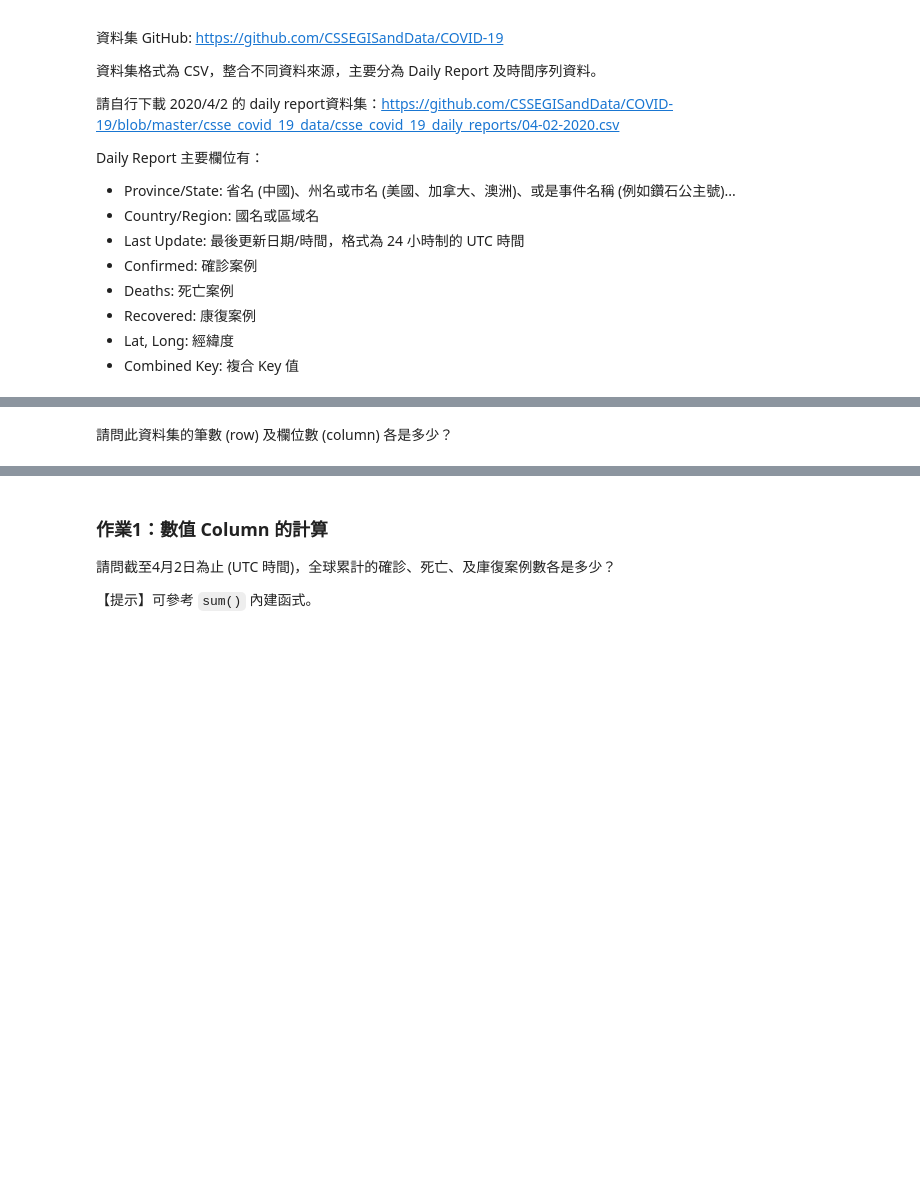
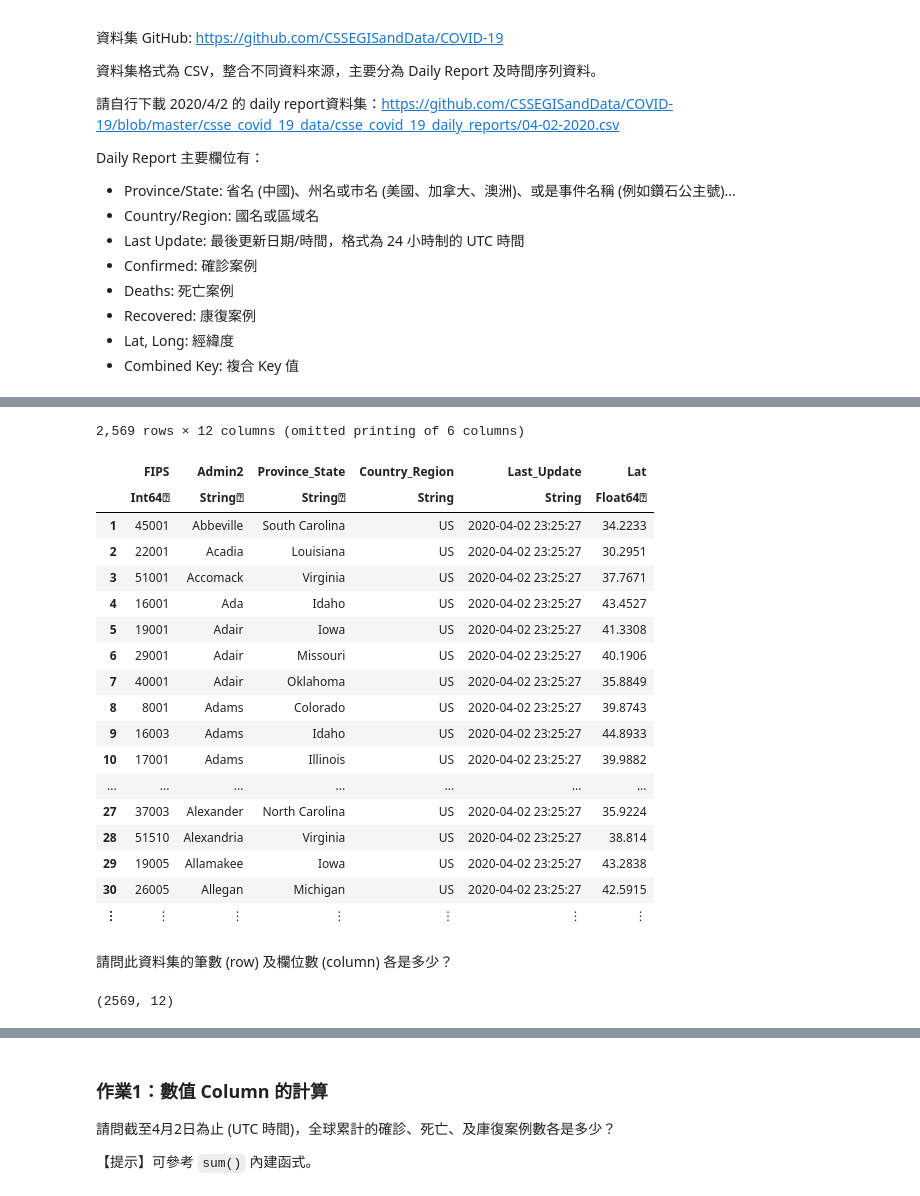
Before and after one commit to s700081/1st-JuliaMarathon, a Jupyter notebook: Homework/Day17/julia_017_hw.ipynb, the cells around one changed output, grey strips where cells are left out. Cells and saved outputs as stored; diff of their text form; code cells hidden in the pictures; blank space fills up the shorter version.

```diff
--- a/Homework/Day17/julia_017_hw.ipynb
+++ b/Homework/Day17/julia_017_hw.ipynb
@@ -26,9 +70,32 @@ using DataFrames, CSV
 # %%
-df = # 撰寫讀取 CSV 檔的程式碼
+df = CSV.read("04-02-2020.csv", delim = ",")# 撰寫讀取 CSV 檔的程式碼
+# %% [output]
+2,569 rows × 12 columns (omitted printing of 6 columns)
+|  | FIPS | Admin2 | Province_State | Country_Region | Last_Update | Lat |
+|  | Int64⍰ | String⍰ | String⍰ | String | String | Float64⍰ |
+| 1 | 45001 | Abbeville | South Carolina | US | 2020-04-02 23:25:27 | 34.2233 |
+| 2 | 22001 | Acadia | Louisiana | US | 2020-04-02 23:25:27 | 30.2951 |
+| 3 | 51001 | Accomack | Virginia | US | 2020-04-02 23:25:27 | 37.7671 |
+| 4 | 16001 | Ada | Idaho | US | 2020-04-02 23:25:27 | 43.4527 |
+| 5 | 19001 | Adair | Iowa | US | 2020-04-02 23:25:27 | 41.3308 |
+| 6 | 29001 | Adair | Missouri | US | 2020-04-02 23:25:27 | 40.1906 |
+| 7 | 40001 | Adair | Oklahoma | US | 2020-04-02 23:25:27 | 35.8849 |
+| 8 | 8001 | Adams | Colorado | US | 2020-04-02 23:25:27 | 39.8743 |
+| 9 | 16003 | Adams | Idaho | US | 2020-04-02 23:25:27 | 44.8933 |
+| 10 | 17001 | Adams | Illinois | US | 2020-04-02 23:25:27 | 39.9882 |
+| ... | ... | ... | ... | ... | ... | ... |
+| 27 | 37003 | Alexander | North Carolina | US | 2020-04-02 23:25:27 | 35.9224 |
+| 28 | 51510 | Alexandria | Virginia | US | 2020-04-02 23:25:27 | 38.814 |
+| 29 | 19005 | Allamakee | Iowa | US | 2020-04-02 23:25:27 | 43.2838 |
+| 30 | 26005 | Allegan | Michigan | US | 2020-04-02 23:25:27 | 42.5915 |
+| ⋮ | ⋮ | ⋮ | ⋮ | ⋮ | ⋮ | ⋮ |
 # %% [markdown]
 請問此資料集的筆數 (row) 及欄位數 (column) 各是多少？
 # %%
 # 請在此輸入程式碼
+size(df)
+# %% [output]
+(2569, 12)
 # %%
 # 彙總 DataFrame 資訊
 describe(df)
```
Also changed, not shown: parts of 7 cells of this notebook.
